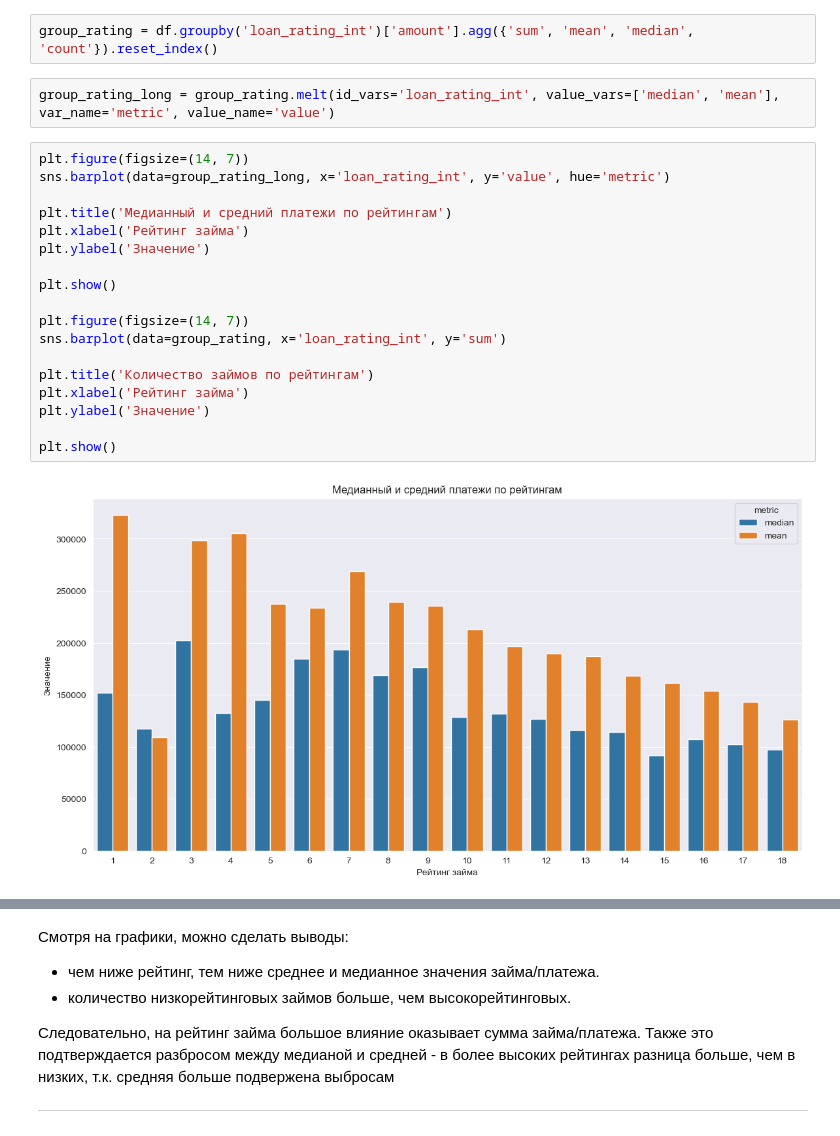
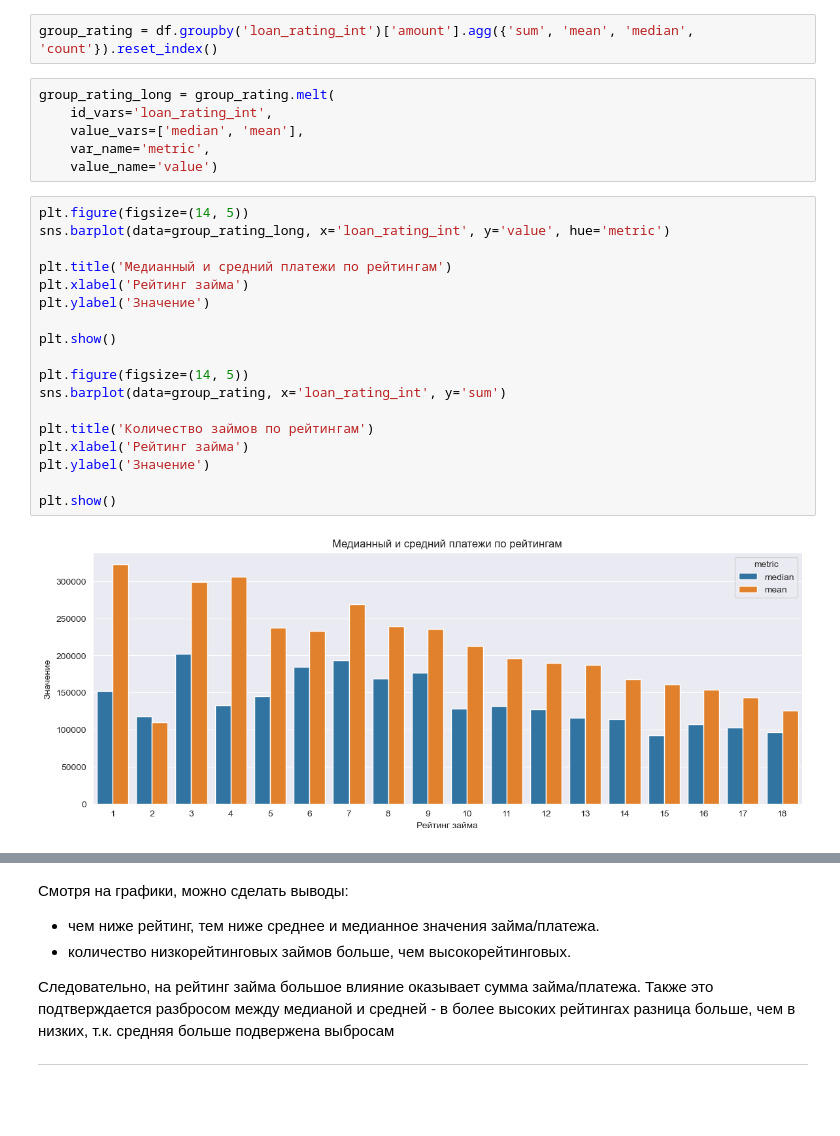
Before and after one commit to dimakhokhlov/Pet-Projects, a Jupyter notebook: Анализ займов/Анализ займов.ipynb, the cells around one changed output, grey strips where cells are left out. Drawn from its saved outputs; the diff is of its cells as text; blank space fills up the shorter version.

```diff
--- a/Анализ займов/Анализ займов.ipynb
+++ b/Анализ займов/Анализ займов.ipynb
@@ -136,24 +158,28 @@ plt.show()
 # %%
 group_rating = df.groupby('loan_rating_int')['amount'].agg({'sum', 'mean', 'median', 'count'}).reset_index()
 # %%
-group_rating_long = group_rating.melt(id_vars='loan_rating_int', value_vars=['median', 'mean'], var_name='metric', value_name='value')
+group_rating_long = group_rating.melt(
+    id_vars='loan_rating_int',
+    value_vars=['median', 'mean'],
+    var_name='metric',
+    value_name='value')
 # %%
-plt.figure(figsize=(14, 7))
+plt.figure(figsize=(14, 5))
 sns.barplot(data=group_rating_long, x='loan_rating_int', y='value', hue='metric')
 
 plt.title('Медианный и средний платежи по рейтингам')
 plt.xlabel('Рейтинг займа')
 plt.ylabel('Значение')
 
 plt.show()
 
-plt.figure(figsize=(14, 7))
+plt.figure(figsize=(14, 5))
 sns.barplot(data=group_rating, x='loan_rating_int', y='sum')
 
 plt.title('Количество займов по рейтингам')
 plt.xlabel('Рейтинг займа')
 plt.ylabel('Значение')
 
 plt.show()
 # %% [output]
-[figure, old version]
+[figure, new version]
```
Also changed, not shown: parts of 13 cells of this notebook, 14 other files.
